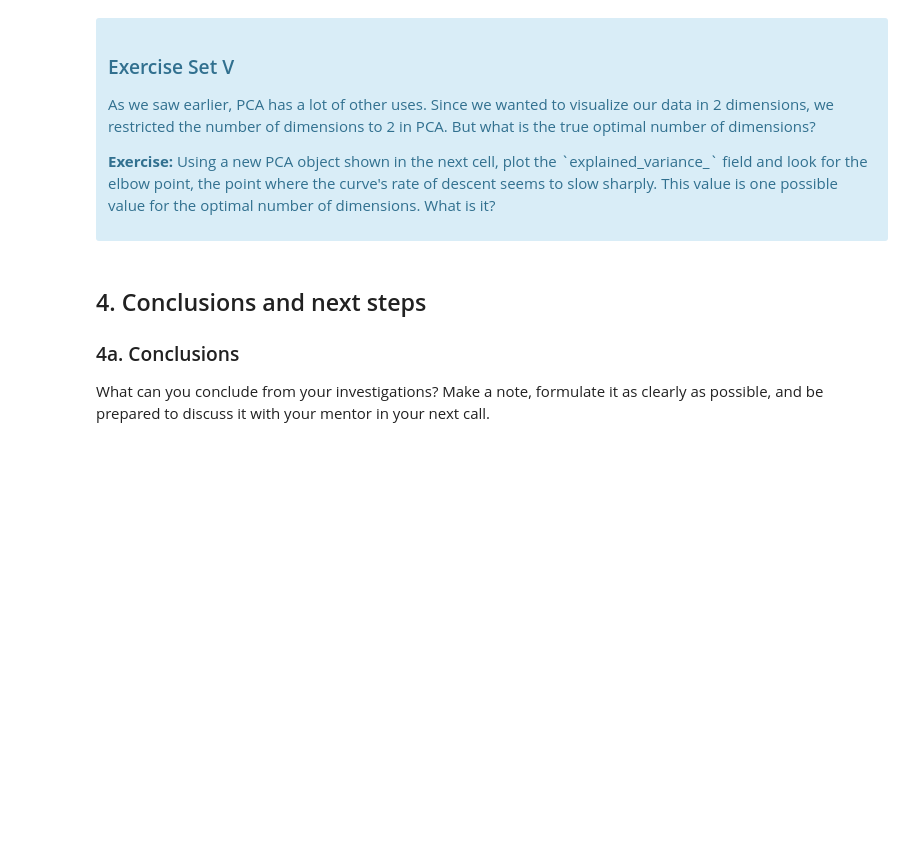
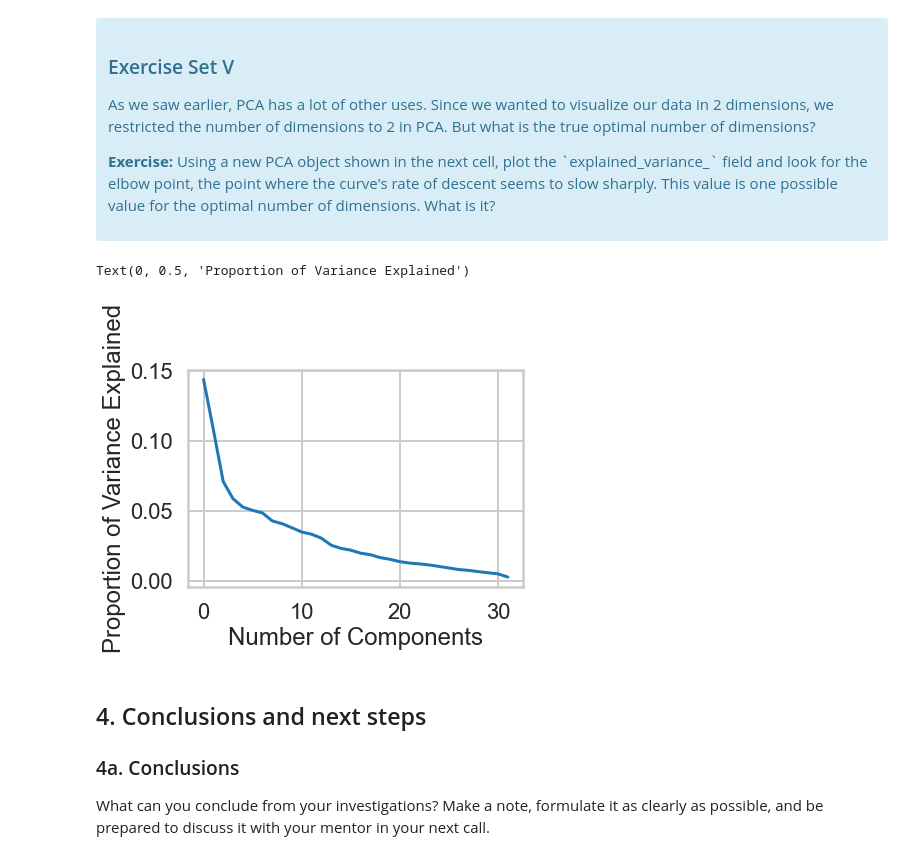
Before and after one commit to asaadkhattab/SpringBoardDataScience, a Jupyter notebook: UnsupervisedLearning/Clusterin Case Study/Clustering Case Study - Customer Segmentation with K-Means - Tier 1 (1).ipynb, the cells around one changed output. Saved outputs shown, nothing was run; the diff lists cells and outputs as text; code cells hidden in the pictures; blank space fills up the shorter version.

```diff
--- a/UnsupervisedLearning/Clusterin Case Study/Clustering Case Study - Customer Segmentation with K-Means - Tier 1 (1).ipynb
+++ b/UnsupervisedLearning/Clusterin Case Study/Clustering Case Study - Customer Segmentation with K-Means - Tier 1 (1).ipynb
@@ -428,22 +442,24 @@ What we've done is we've taken those columns of 0/1 indicator variables, and we'
 # %%
 #your turn
 # Initialize a new PCA model with a default number of components.
 import sklearn.decomposition
-# Initialize a variable, called pca, and assign it sklearn.decomposition.PCA()
-_ _ _ = _ _ _._ _ _._ _ _()
+pca = sklearn.decomposition.PCA()
+pca.fit(X)
 
-# Call fit() on pca, with X passed to the method
-pca._ _ _(_ _ _)
+# Do the rest on your own :)
 
 # Let's finish this :)  Make a variable called variance
-_ _ _ = pca.explained_variance_ratio_
+variance = pca.explained_variance_ratio_
 
 # Plot() it
-plt._ _ _(range(len(variance)), variance)
+plt.plot(range(len(variance)), variance)
 
 # Label the axes
-plt._ _ _("Number of Components")
-plt._ _ _("Proportion of Variance Explained")
+plt.xlabel("Number of Components")
+plt.ylabel("Proportion of Variance Explained")
+# %% [output]
+Text(0, 0.5, 'Proportion of Variance Explained')
+[figure, added]
 # %% [markdown]
 ## 4. Conclusions and next steps
 ### 4a. Conclusions
```
Also changed, not shown: parts of 6 cells of this notebook.
